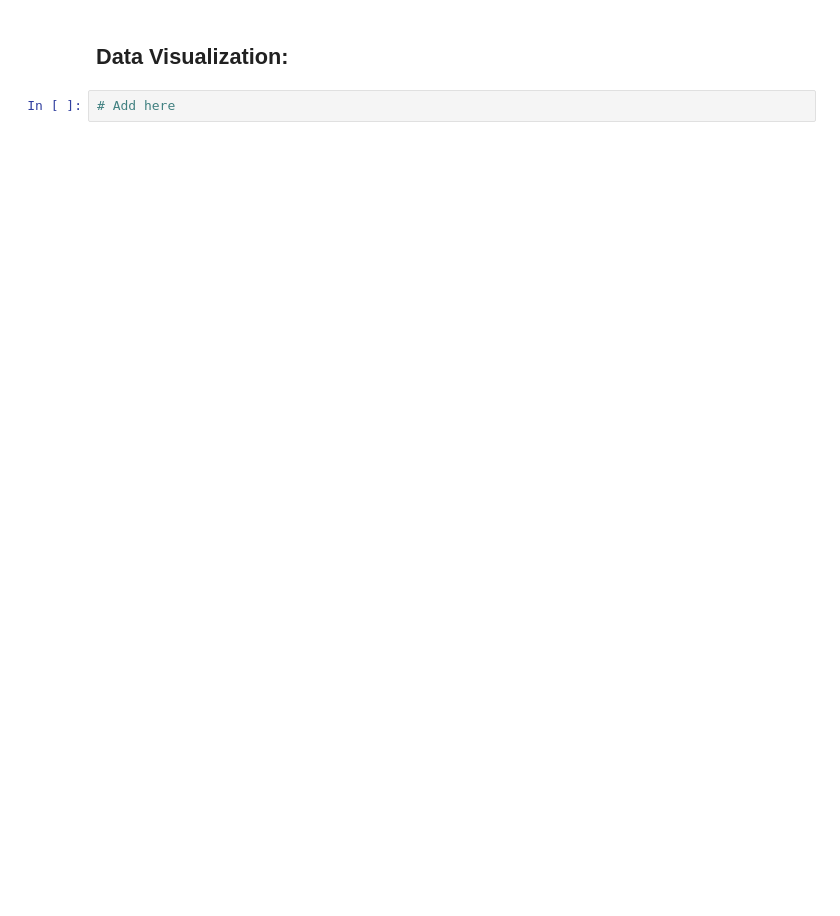
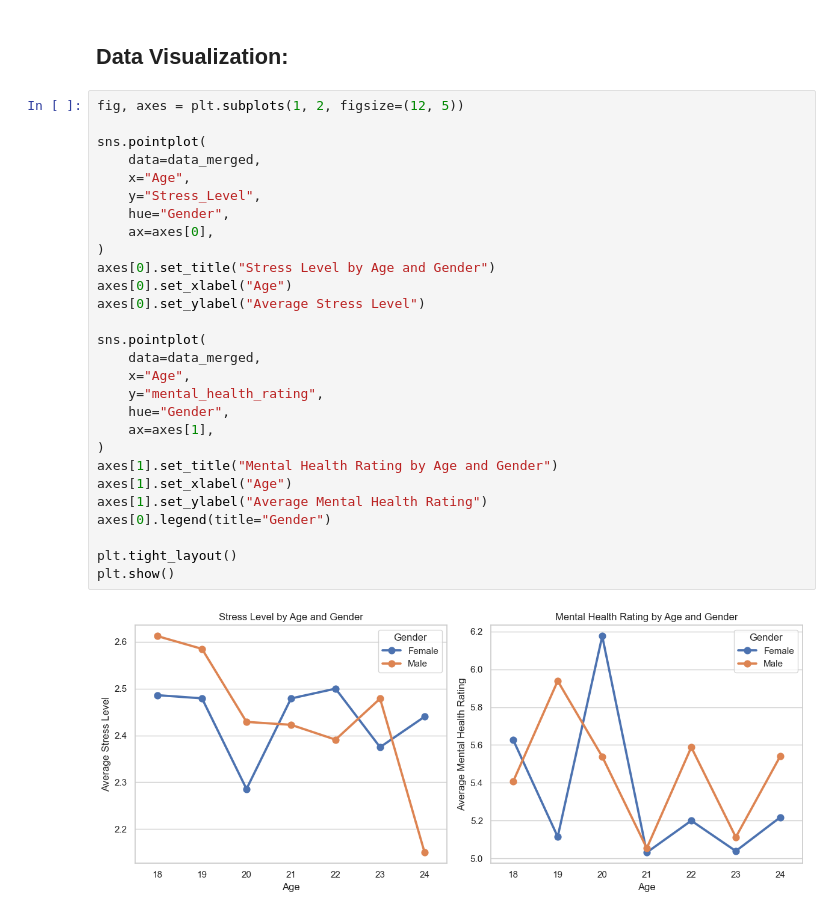
Before and after one commit to rebeccafalash/SI_618_project1, a Jupyter notebook: project1_v1.ipynb, the cells around one changed output. Cells and saved outputs as stored; diff of their text form; blank space fills up the shorter version.

```diff
--- a/project1_v1.ipynb
+++ b/project1_v1.ipynb
@@ -30,4 +211,32 @@ import pandas
 # %% [markdown]
 ## Data Visualization:
-# %%
-# Add here
+# %%
+fig, axes = plt.subplots(1, 2, figsize=(12, 5))
+
+sns.pointplot(
+    data=data_merged,
+    x="Age",
+    y="Stress_Level",
+    hue="Gender",
+    ax=axes[0],
+)
+axes[0].set_title("Stress Level by Age and Gender")
+axes[0].set_xlabel("Age")
+axes[0].set_ylabel("Average Stress Level")
+
+sns.pointplot(
+    data=data_merged,
+    x="Age",
+    y="mental_health_rating",
+    hue="Gender",
+    ax=axes[1],
+)
+axes[1].set_title("Mental Health Rating by Age and Gender")
+axes[1].set_xlabel("Age")
+axes[1].set_ylabel("Average Mental Health Rating")
+axes[0].legend(title="Gender")
+
+plt.tight_layout()
+plt.show()
+# %% [output]
+[figure, added]
```
Also changed, not shown: parts of 18 cells of this notebook, 1 other file.
